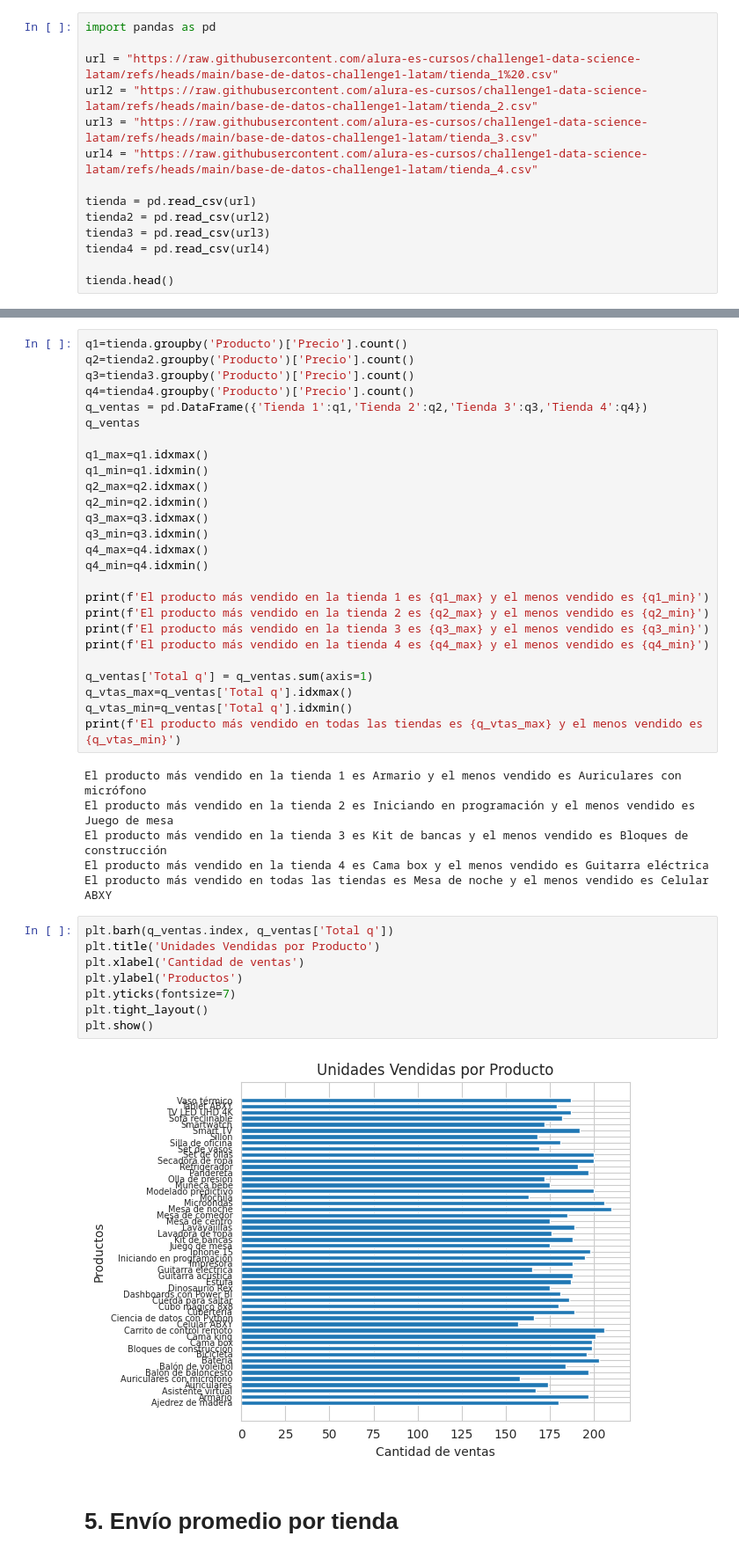
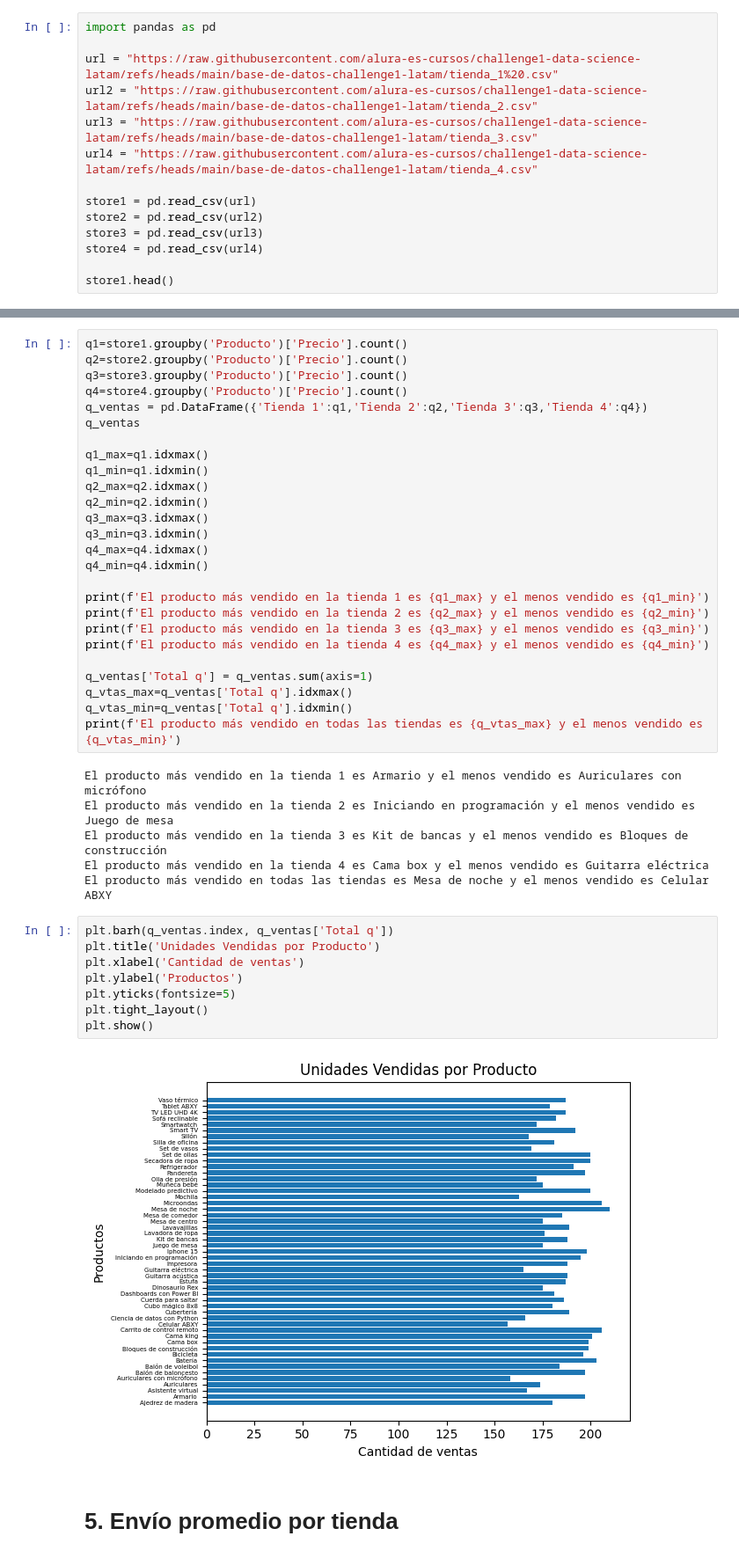
Before and after one commit to claudio1804-12/challenge1, a Jupyter notebook: AluraStoreLatam.ipynb, the cells around one changed output, grey strips where cells are left out. Shown at 88% size. Drawn from its saved outputs; the diff is of its cells as text.

```diff
--- a/AluraStoreLatam.ipynb
+++ b/AluraStoreLatam.ipynb
@@ -8,12 +8,12 @@ url2 = "https://raw.githubusercontent.com/alura-es-cursos/challenge1-data-scienc
 url3 = "https://raw.githubusercontent.com/alura-es-cursos/challenge1-data-science-latam/refs/heads/main/base-de-datos-challenge1-latam/tienda_3.csv"
 url4 = "https://raw.githubusercontent.com/alura-es-cursos/challenge1-data-science-latam/refs/heads/main/base-de-datos-challenge1-latam/tienda_4.csv"
 
-tienda = pd.read_csv(url)
-tienda2 = pd.read_csv(url2)
-tienda3 = pd.read_csv(url3)
-tienda4 = pd.read_csv(url4)
+store1 = pd.read_csv(url)
+store2 = pd.read_csv(url2)
+store3 = pd.read_csv(url3)
+store4 = pd.read_csv(url4)
 
-tienda.head()
+store1.head()
 # %% [output]
 |  | Producto | Categoría del Producto | Precio | Costo de envío | Fecha de Compra | Vendedor | Lugar de Compra | ... |
 | 0 | Asistente virtual | Electrónicos | 164300.0 | 6900.0 | 16/01/2021 | Pedro Gomez | Bogotá | ... |
@@ -122,10 +128,10 @@ plt.show()
 # %% [markdown]
 # 4. Productos más y menos vendidos
 # %%
-q1=tienda.groupby('Producto')['Precio'].count()
-q2=tienda2.groupby('Producto')['Precio'].count()
-q3=tienda3.groupby('Producto')['Precio'].count()
-q4=tienda4.groupby('Producto')['Precio'].count()
+q1=store1.groupby('Producto')['Precio'].count()
+q2=store2.groupby('Producto')['Precio'].count()
+q3=store3.groupby('Producto')['Precio'].count()
+q4=store4.groupby('Producto')['Precio'].count()
 q_ventas = pd.DataFrame({'Tienda 1':q1,'Tienda 2':q2,'Tienda 3':q3,'Tienda 4':q4})
 q_ventas
 
@@ -156,13 +162,13 @@ El producto más vendido en todas las tiendas es Mesa de noche y el menos vendid
 # %%
 plt.barh(q_ventas.index, q_ventas['Total q'])
 plt.title('Unidades Vendidas por Producto')
 plt.xlabel('Cantidad de ventas')
 plt.ylabel('Productos')
-plt.yticks(fontsize=7)
+plt.yticks(fontsize=5)
 plt.tight_layout()
 plt.show()
 # %% [output]
-[figure, old version]
+[figure, new version]
 # %% [markdown]
 # 5. Envío promedio por tienda
 # %%
```
Also changed, not shown: parts of 7 cells of this notebook.
